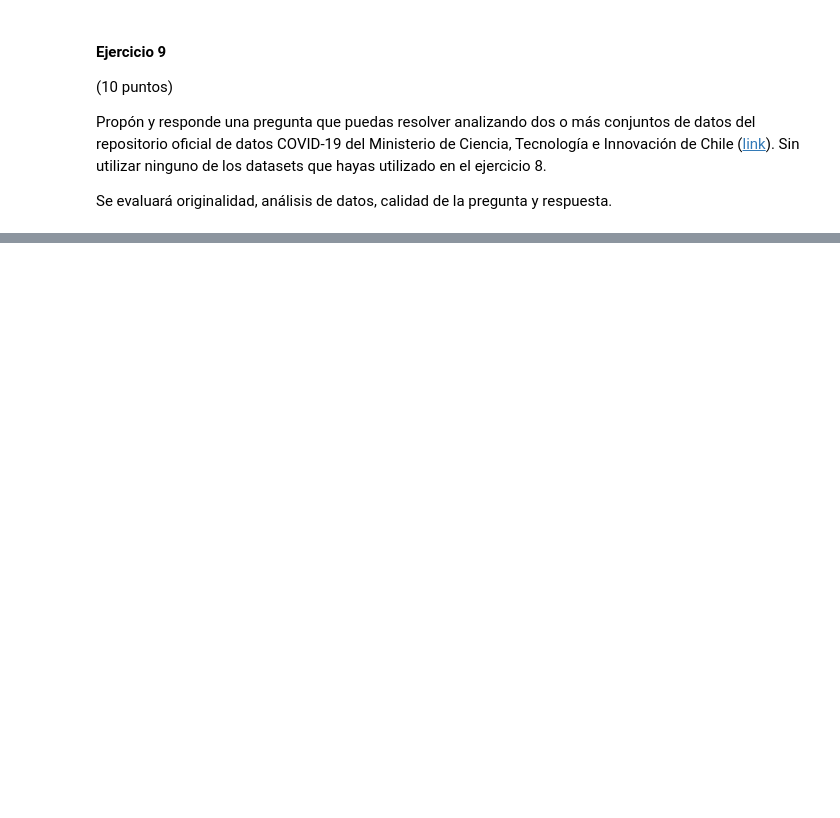
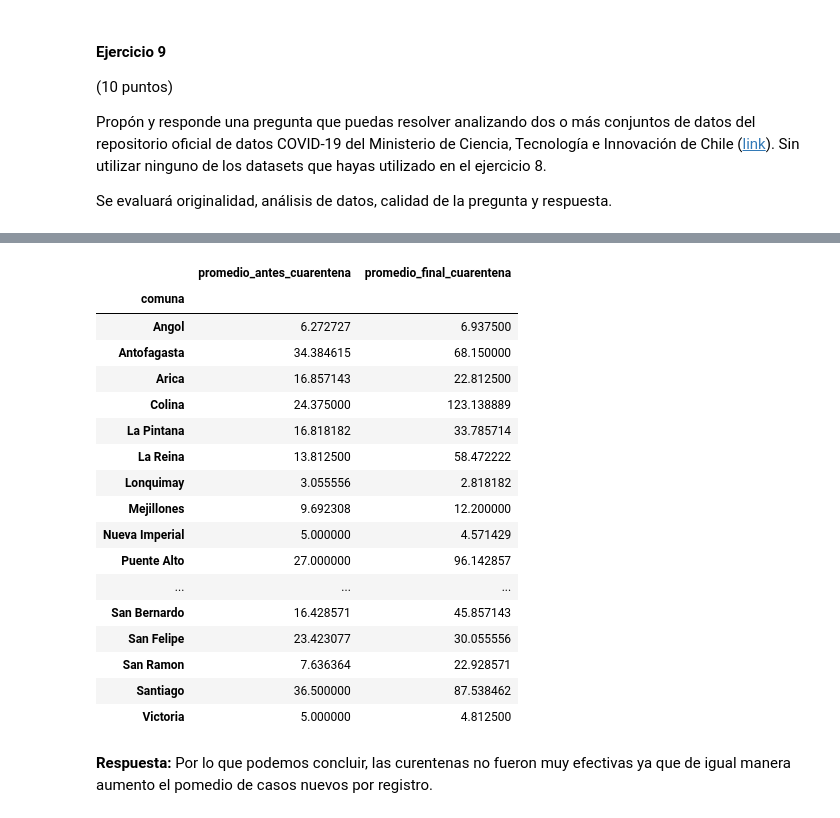
Before and after one commit to Macarena-Rojas/mat281_portfolio, a Jupyter notebook: homeworks/hwk01.ipynb, the cells around one changed output, grey strips where cells are left out. Saved outputs shown, nothing was run; the diff lists cells and outputs as text; code cells hidden in the pictures; blank space fills up the shorter version.

```diff
--- a/homeworks/hwk01.ipynb
+++ b/homeworks/hwk01.ipynb
@@ -688,0 +674,15 @@ __Respuesta:__
+# %%
+comunas_antes_cuarentena = (
+                    pd.merge(new_covid_comunas, covid_cuarentena, how = 'inner', on=['comuna', 'codigo_comuna'])
+                    .loc[lambda df: df['fecha'] <= df['fecha_de_inicio']]
+                    .sort_values(['comuna','fecha'], ascending=True)
+)
+
+comunas_antes_cuarentena['casos_nuevos'] = comunas_antes_cuarentena.groupby("comuna")["casos_totales"].transform(lambda s: abs(s.diff()))
+
+comunas_antes_cuarentena = (
+                            comunas_antes_cuarentena.fillna(value={'casos_nuevos': 0})
+                            .groupby('comuna').agg(promedio_antes_cuarentena=("casos_nuevos", "mean"))
+)
+
+comunas_antes_cuarentena.head()
@@ -688,0 +697,15 @@ __Respuesta:__
+# %%
+comunas_final_cuarentena = (
+                            pd.merge(new_covid_comunas, covid_cuarentena, how = 'inner', on=['comuna', 'codigo_comuna'])
+                            .loc[lambda df: df['fecha'] <= df['fecha_de_término']]
+                            .sort_values(['comuna','fecha'], ascending=True)
+)
+
+comunas_final_cuarentena['casos_nuevos'] = comunas_final_cuarentena.groupby("comuna")["casos_totales"].transform(lambda s: abs(s.diff()))
+
+comunas_final_cuarentena = (
+                            comunas_final_cuarentena.fillna(value={'casos_nuevos': 0})
+                            .groupby('comuna').agg(promedio_final_cuarentena=("casos_nuevos", "mean"))
+)
+
+comunas_final_cuarentena.head()
@@ -688,0 +720,24 @@ __Respuesta:__
+# %%
+covid_analisis = pd.merge(comunas_antes_cuarentena, comunas_final_cuarentena, how = 'inner', on=['comuna'])
+covid_analisis
+# %% [output]
+|  | promedio_antes_cuarentena | promedio_final_cuarentena |
+| comuna |  |  |
+| Angol | 6.272727 | 6.937500 |
+| Antofagasta | 34.384615 | 68.150000 |
+| Arica | 16.857143 | 22.812500 |
+| Colina | 24.375000 | 123.138889 |
+| La Pintana | 16.818182 | 33.785714 |
+| La Reina | 13.812500 | 58.472222 |
+| Lonquimay | 3.055556 | 2.818182 |
+| Mejillones | 9.692308 | 12.200000 |
+| Nueva Imperial | 5.000000 | 4.571429 |
+| Puente Alto | 27.000000 | 96.142857 |
+| ... | ... | ... |
+| San Bernardo | 16.428571 | 45.857143 |
+| San Felipe | 23.423077 | 30.055556 |
+| San Ramon | 7.636364 | 22.928571 |
+| Santiago | 36.500000 | 87.538462 |
+| Victoria | 5.000000 | 4.812500 |
+# %% [markdown]
+__Respuesta:__ Por lo que podemos concluir, las curentenas no fueron muy efectivas ya que de igual manera aumento el pomedio de casos nuevos por registro.
```
Also changed, not shown: parts of 31 cells of this notebook.
